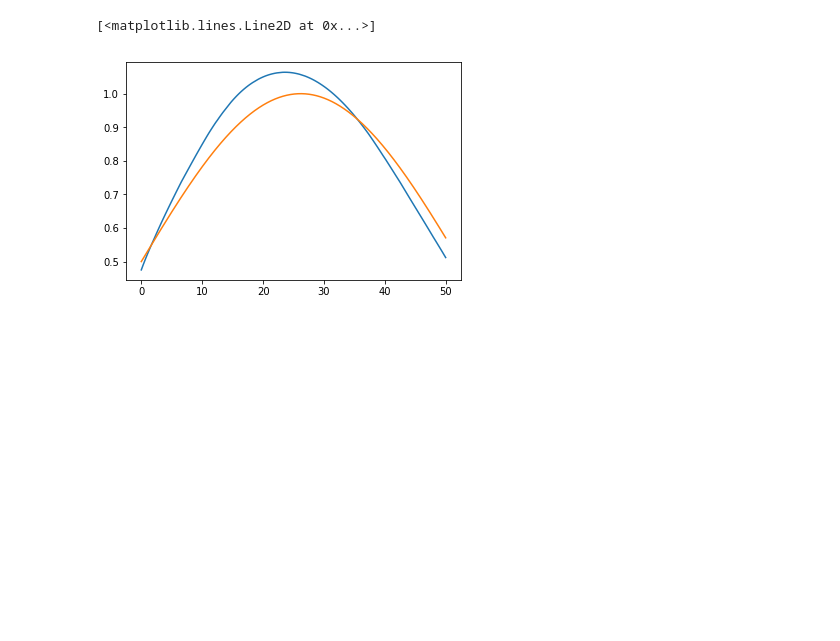
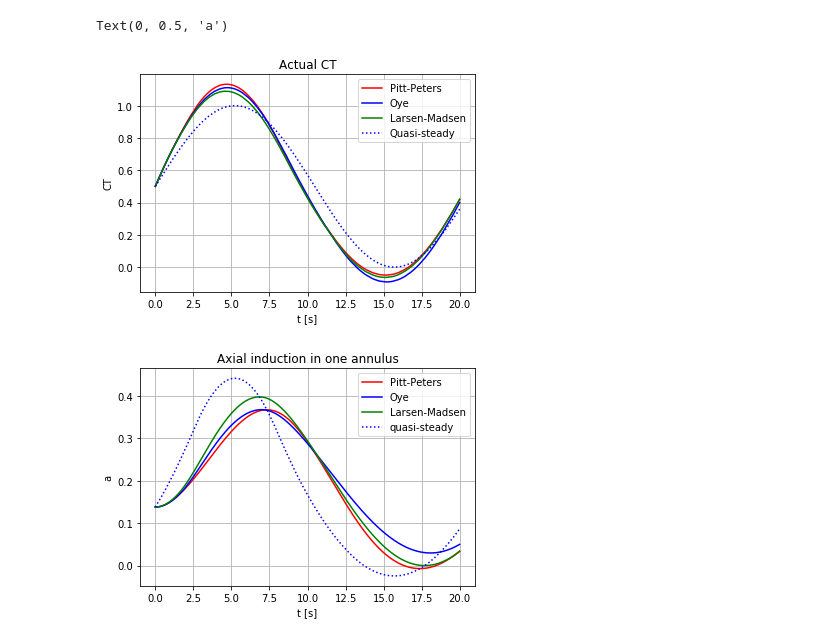
Before and after one commit to olafnekeman/wind_turbine_aeroelasticity, a Jupyter notebook: example_function_use.ipynb, the cells around one changed output. Drawn from its saved outputs; the diff is of its cells as text; code cells hidden in the pictures; blank space fills up the shorter version.

```diff
--- a/example_function_use.ipynb
+++ b/example_function_use.ipynb
@@ -97,23 +167,21 @@ plt.grid(True)
 # %%
 #create the time array
-dt = 0.01
-time_range_s = np.arange(0,50,dt)
+max_time = 20 #upper bound on the time vector
+dt = 0.005
+time_range_s = np.arange(0,max_time,dt)
 
-#calculate omega
-Omega = TSR*Uinf/Radius
 
 #create the quasi-steady thrust coefficient as a function of the above time vector
-CT_time_s = 0.5+0.5*np.sin(0.3*Uinf/Radius*time_range_s)
+CT0_s = 0.5
+Delta_CT = 0.5
+omega_r_uinf = 0.3   #this value might need to be multiplied with Uinf/R, see assignment description
 
+CT_time_s = CT0_s+Delta_CT*np.sin(omega_r_uinf*time_range_s)
+
+#the same procedure as the step change applies
 inflow_model = 'pitt_peters'
-a_pp_s,ap_pp_s,fnorm_pp_s,ftan_pp_s,gamma_pp_s,Ct_pp_s=B_unsteady.get_solution(time_range_s,CT_time_s,inflow_model = inflow_model)
+a_pp_s,ap_pp_s,fnorm_pp_s,ftan_pp_s,gamma_pp_s,Ct_pp_s, CT_pp_s, CP_pp_s=B_unsteady.get_solution(time_range_s,CT_time_s,inflow_model = inflow_model)
 inflow_model = 'oye'
-a_oye_s,ap_oye_s,fnorm_oye_s,ftan_oye_s,gamma_oye_s,Ct_oye_s=B_unsteady.get_solution(time_range_s,CT_time_s,inflow_model = inflow_model)
+a_oye_s,ap_oye_s,fnorm_oye_s,ftan_oye_s,gamma_oye_s,Ct_oye_s, CT_oye_s, CP_oye_s=B_unsteady.get_solution(time_range_s,CT_time_s,inflow_model = inflow_model)
 inflow_model = 'larsen_madsen'
-a_lm_s,ap_lm_s,fnorm_lm_s,ftan_lm_s,gamma_lm_s,Ct_lm_s=B_unsteady.get_solution(time_range_s,CT_time_s,inflow_model = inflow_model)
+a_lm_s,ap_lm_s,fnorm_lm_s,ftan_lm_s,gamma_lm_s,Ct_lm_s, CT_lm_s, CP_lm_s =B_unsteady.get_solution(time_range_s,CT_time_s,inflow_model = inflow_model)
-# %%
-plt.plot(time_range_s,Ct_pp_s[15,:])
-plt.plot(time_range_s,CT_time_s)
-# %% [output]
-[<matplotlib.lines.Line2D at 0x...>]
-[figure, removed]
@@ -119,0 +218,29 @@ plt.plot(time_range_s,CT_time_s)
+# %%
+#plot the value for the overall thrust coefficient of the blade
+plt.figure()
+plt.plot(time_range_s,CT_pp_s,'r',label='Pitt-Peters')
+plt.plot(time_range_s,CT_oye_s,'b',label = 'Oye' )
+plt.plot(time_range_s,CT_lm_s,'g',label='Larsen-Madsen')
+plt.plot(time_range_s, CT_time_s, 'b', linestyle='dotted',label='Quasi-steady')
+plt.legend()
+plt.title('Actual CT') #note, these can be better
+plt.xlabel('t [s]')
+plt.ylabel('CT')
+plt.grid(True)
+
+#plot the value for the axial induction at one annulus as a function of time
+plt.figure()
+annulus_num = 15
+plt.plot(time_range_s,a_pp_s[annulus_num,:],'r',label='Pitt-Peters')
+plt.plot(time_range_s,a_oye_s[annulus_num,:],'b',label = 'Oye' )
+plt.plot(time_range_s,a_lm_s[annulus_num,:],'g',label='Larsen-Madsen')
+plt.plot(steady_time_array,a_steady_s[annulus_num,:],'b',linestyle='dotted', label = 'quasi-steady')
+plt.legend()
+plt.grid(True)
+plt.title('Axial induction in one annulus') #note, title can be better
+plt.xlabel('t [s]')
+plt.ylabel('a')
+# %% [output]
+Text(0, 0.5, 'a')
+[figure, added]
+[figure, added]
```
Also changed, not shown: parts of 12 cells of this notebook.
